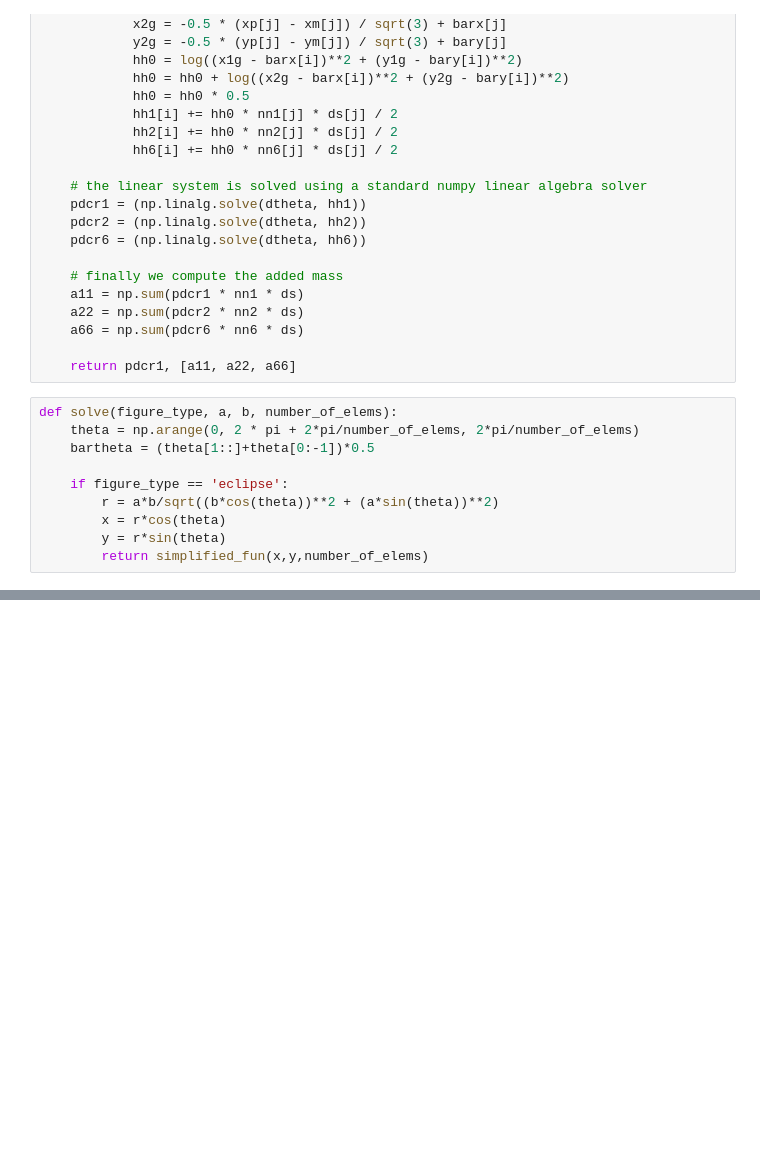
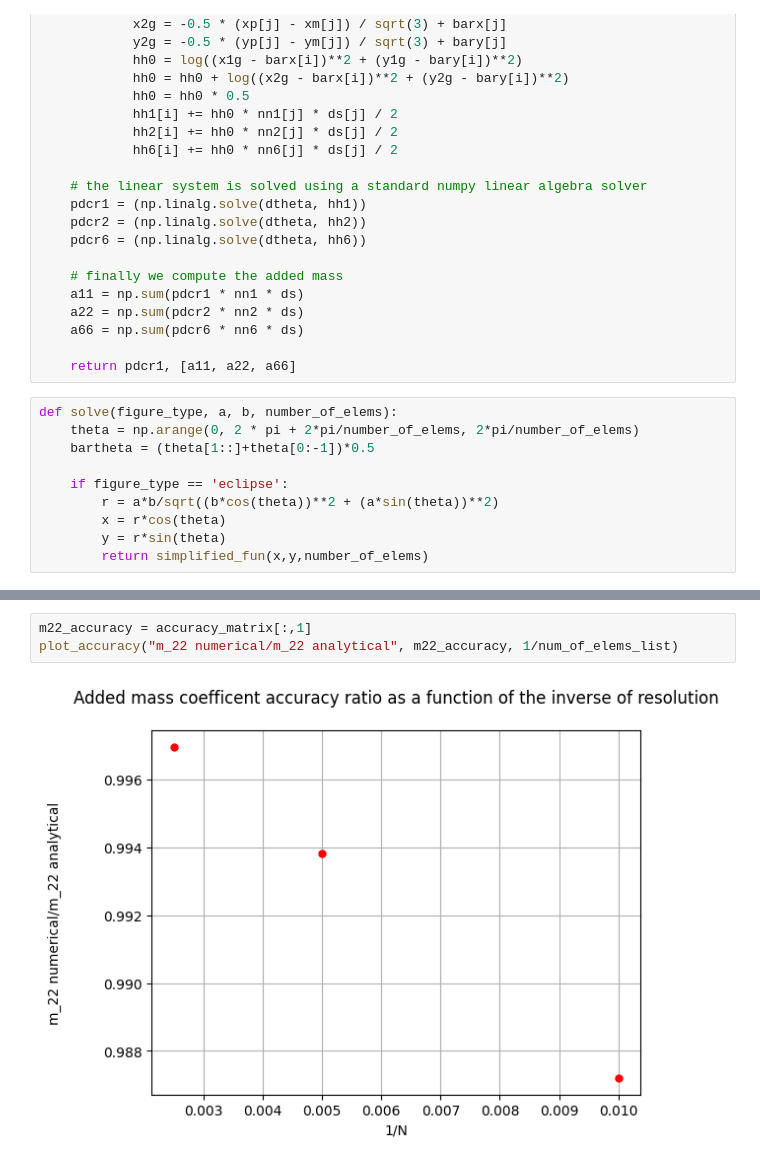
Before and after one commit to AnnaWojciechowska/MEK4420, a Jupyter notebook: Oblig1/ellipse_oblig.ipynb, the cells around one changed output, grey strips where cells are left out. Cells and saved outputs as stored; diff of their text form; blank space fills up the shorter version.

```diff
--- a/Oblig1/ellipse_oblig.ipynb
+++ b/Oblig1/ellipse_oblig.ipynb
@@ -88,0 +137,5 @@ def elipse_m_ij_coeficents(semi_major_len, semi_minor_len, number_of_elems):
+# %%
+m22_accuracy = accuracy_matrix[:,1]
+plot_accuracy("m_22 numerical/m_22 analytical", m22_accuracy, 1/num_of_elems_list)
+# %% [output]
+[figure, added]
```
Also changed, not shown: parts of 8 cells of this notebook, 1 other file.
